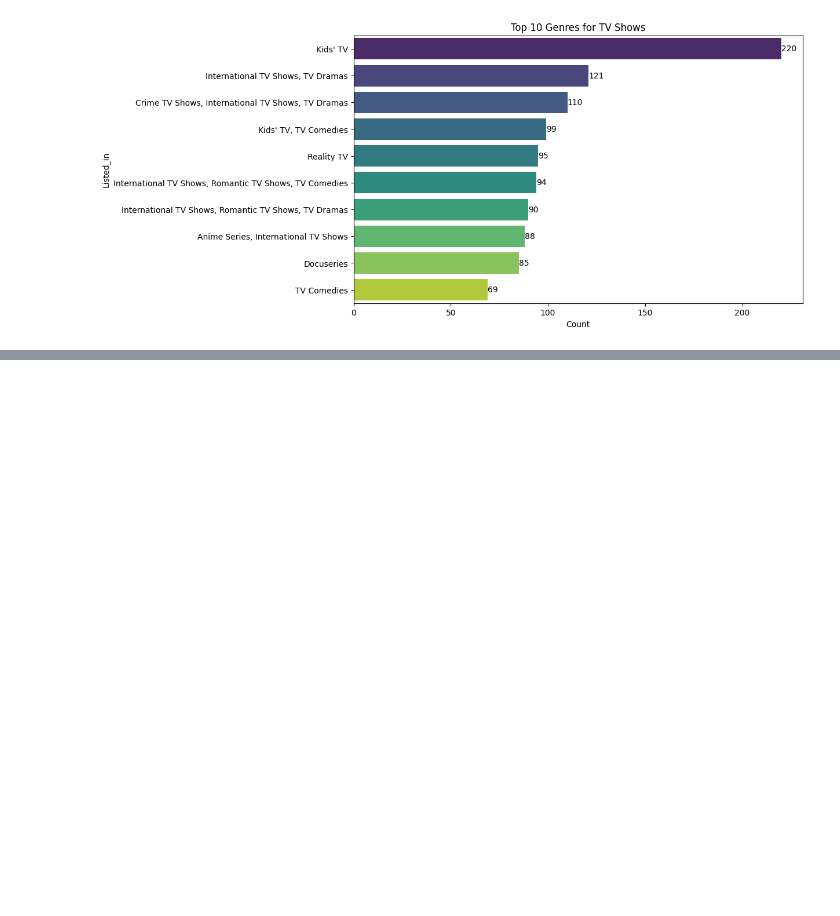
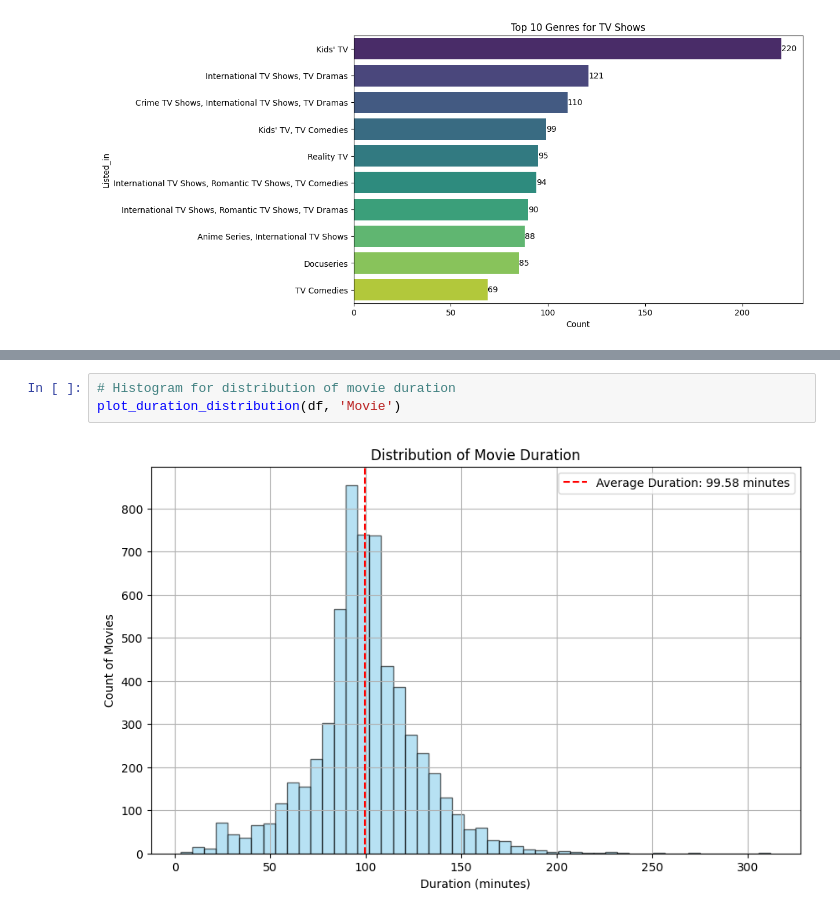
Before and after one commit to DarrenChooo/netflix_data, a Jupyter notebook: netflix.ipynb, the cells around one changed output, grey strips where cells are left out. Drawn from its saved outputs; the diff is of its cells as text; blank space fills up the shorter version.

```diff
--- a/netflix.ipynb
+++ b/netflix.ipynb
@@ -222,0 +313,5 @@ plot_category_counts(df, 'listed_in', 'Top 10 Genres for TV Shows', top_n=10, fi
+# %%
+# Histogram for distribution of movie duration
+plot_duration_distribution(df, 'Movie')
+# %% [output]
+[figure, added]
```
Also changed, not shown: parts of 4 cells of this notebook.
